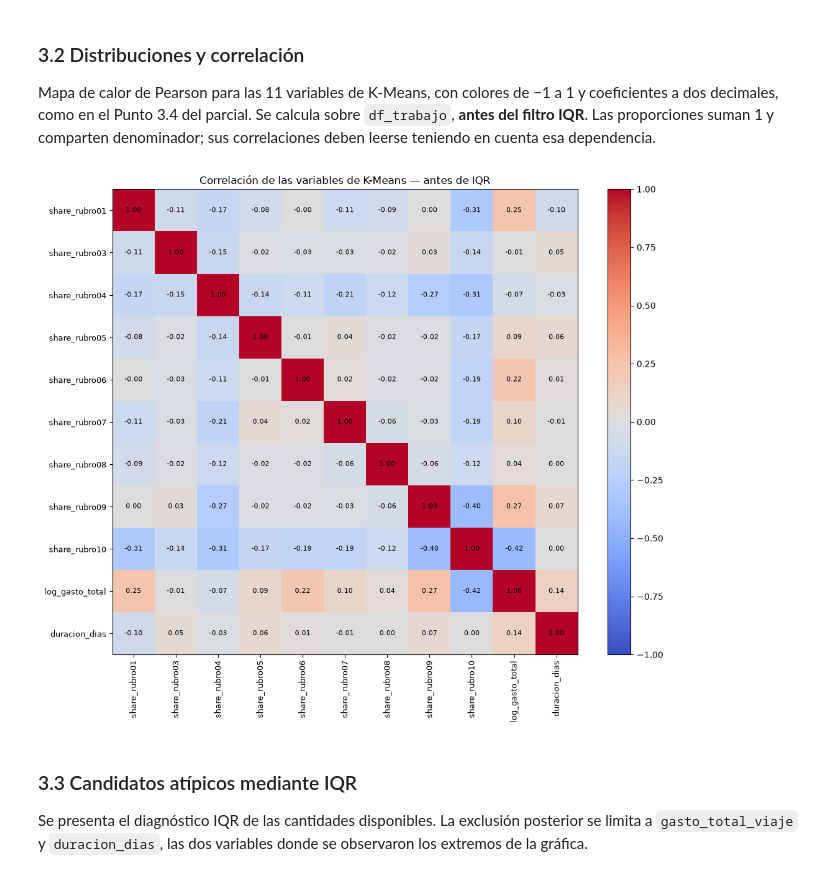
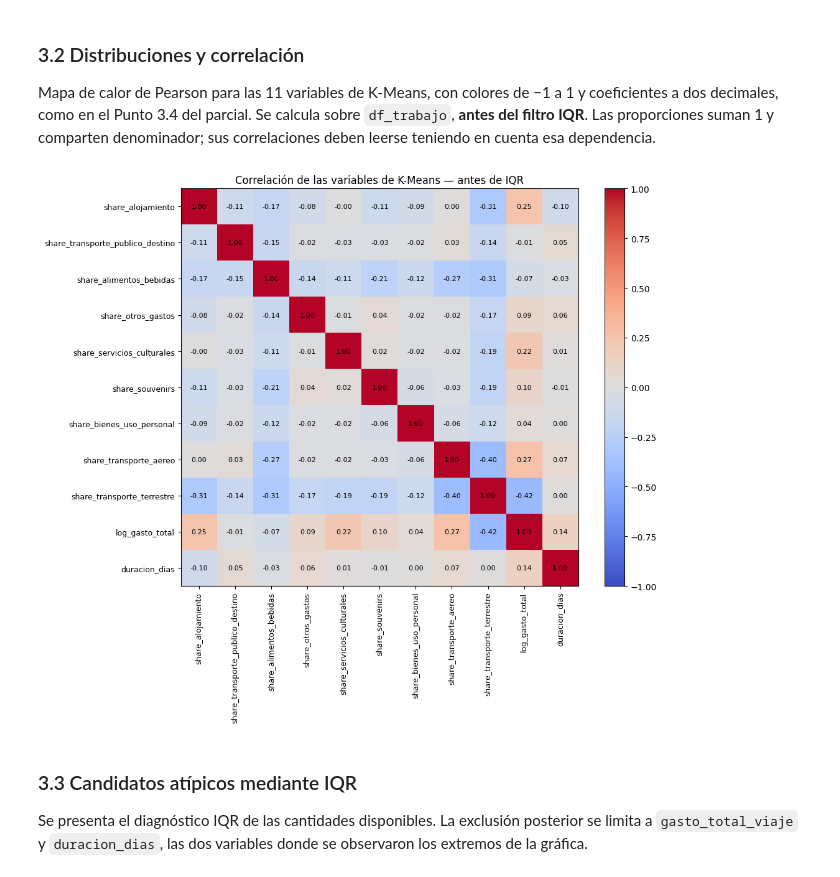
Before and after one commit to antobeni07/K-Means-Clustering, a Jupyter notebook: K-means.ipynb, the cells around one changed output. Cells and saved outputs as stored; diff of their text form; code cells hidden in the pictures.

```diff
--- a/K-means.ipynb
+++ b/K-means.ipynb
@@ -428,7 +596,7 @@ Viajeros con detalle: 6762
 
 Se conservan las listas actuales de variables y exclusiones. Las cantidades se convierten a números y los códigos se mantienen como categorías. Se seleccionan registros con gasto total informado.
 # %%
-RUBROS = [1, 3, 4, 5, 6, 7, 8, 9, 10]   # el 11 se descarta: 27 montos en todo 2024
+RUBROS = [n for c, n in RUBRO_NOMBRE.items() if c != 11]   # el 11 se descarta
 ALOJ = [1, 2, 3, 4, 5, 7, 8, 10]
 
 columnas_descartar = (
@@ -436,7 +604,7 @@ columnas_descartar = (
      if c.startswith(("EXCURSIONISMO__", "COMPLEMENTARIAS__",
                       "VIVIENDA_USO_RECREATIVO__"))]
     + [c for c in df_consolidado.columns if c.endswith("_monto_alt")]
-    + [c for c in df_consolidado.columns if c.startswith("rubro11_")]
+    + [c for c in df_consolidado.columns if c.startswith("gasto_otros_sin_desglose")]
     + ["motivo_no_viajar", "destino_municipio", "TURISMO__P7573S3",
        "TURISMO__P7571S1A1", "TURISMO__P7571S1A2", "TURISMO__P7571S1A3",
        "TURISMO__P7571S2A1", "TURISMO__P7580S3"]
@@ -444,8 +612,8 @@ columnas_descartar = (
 columnas_numericas = (
     ["edad", "ingreso_mensual_hogar", "gasto_total_viaje",
      "paquete_monto", "paquete_n_personas", "fex_trim"]
-    + [f"rubro{r:02d}_monto" for r in RUBROS]
-    + [f"rubro{r:02d}_n_personas" for r in RUBROS]
+    + [f"gasto_{r}_monto" for r in RUBROS]
+    + [f"gasto_{r}_n_personas" for r in RUBROS]
     + [f"aloj{a:02d}_noches" for a in ALOJ]
 )
 columnas_categoricas = [
@@ -453,7 +621,7 @@ columnas_categoricas = [
     "hogar_viv_recreativa", "fuente_ingreso_principal", "motivo_viaje",
     "viaje_con_quien", "transporte_principal", "pago_paquete",
     "reserva_por_app", "destino_depto",
-] + [f"rubro{r:02d}_gasto_si" for r in RUBROS] + [f"aloj{a:02d}_uso" for a in ALOJ]
+] + [f"gasto_{r}_si" for r in RUBROS] + [f"aloj{a:02d}_uso" for a in ALOJ]
 
 reemplazos = {}
 columnas_exigir_dato = ["gasto_total_viaje"]
@@ -510,7 +678,7 @@ Un faltante no convierte una variable cuantitativa en cualitativa. Los indicador
 todos = pd.Series(True, index=df_trabajo.index)
 
 reglas_imputacion = (
-    [{"columna": f"rubro{r:02d}_monto", "aplica": todos,
+    [{"columna": f"gasto_{r}_monto", "aplica": todos,
       "metodo": "valor", "valor": 0.0} for r in RUBROS]
     + [{"columna": f"aloj{a:02d}_noches", "aplica": todos,
         "metodo": "valor", "valor": 0.0} for a in ALOJ]
@@ -566,7 +734,7 @@ df_trabajo["duracion_dias"] = (
 ).dt.days
 df_trabajo["log_gasto_total"] = np.log1p(df_trabajo["gasto_total_viaje"])
 
-COLS_RUBRO = [f"rubro{r:02d}_monto" for r in RUBROS]
+COLS_RUBRO = [f"gasto_{r}_monto" for r in RUBROS]
 df_trabajo["suma_rubros"] = df_trabajo[COLS_RUBRO].sum(axis=1)
 df_trabajo["coherencia"] = df_trabajo["suma_rubros"] / df_trabajo["gasto_total_viaje"]
 
@@ -578,12 +746,12 @@ display(df_trabajo.loc[df_trabajo["suma_rubros"] > 0, "coherencia"]
 df_trabajo = df_trabajo.loc[df_trabajo["suma_rubros"] > 0].copy()
 
 for r in RUBROS:
-    df_trabajo[f"share_rubro{r:02d}"] = (
-        df_trabajo[f"rubro{r:02d}_monto"] / df_trabajo["suma_rubros"])
+    df_trabajo[f"share_{r}"] = (
+        df_trabajo[f"gasto_{r}_monto"] / df_trabajo["suma_rubros"])
 
 # para que el Punto 3 analice las variables que realmente se van a usar
 columnas_numericas += (["duracion_dias", "log_gasto_total", "suma_rubros"]
-                       + [f"share_rubro{r:02d}" for r in RUBROS])
+                       + [f"share_{r}" for r in RUBROS])
 
 print("Base para clustering:", df_trabajo.shape)
 # %% [output]
@@ -663,35 +831,35 @@ if variable_grafico is not None:
     plt.show()
     sns.boxplot(data=df_trabajo, x=variable_grafico)
     plt.show()
 
 # Solo las variables que entrarán al modelo.
 variables_correlacion = (
-    [f"share_rubro{r:02d}" for r in RUBROS]
+    [f"share_{r}" for r in RUBROS]
     + ["log_gasto_total", "duracion_dias"]
 )
 matriz_correlacion = df_trabajo[variables_correlacion].corr()
 figura_correlacion, eje_correlacion = plt.subplots(figsize=(11, 9))
 imagen_correlacion = eje_correlacion.imshow(
     matriz_correlacion, cmap="coolwarm", vmin=-1, vmax=1
 )
 eje_correlacion.set_xticks(range(len(variables_correlacion)))
 eje_correlacion.set_yticks(range(len(variables_correlacion)))
 eje_correlacion.set_xticklabels(variables_correlacion, rotation=90, fontsize=9)
 eje_correlacion.set_yticklabels(variables_correlacion, fontsize=9)
 for fila in range(len(variables_correlacion)):
     for columna in range(len(variables_correlacion)):
         eje_correlacion.text(
             columna, fila,
             f"{matriz_correlacion.iloc[fila, columna]:.2f}",
             ha="center", va="center", fontsize=8
         )
 eje_correlacion.set_title("Correlación de las variables de K-Means — antes de IQR")
 figura_correlacion.colorbar(imagen_correlacion, ax=eje_correlacion)
 figura_correlacion.tight_layout()
 display(figura_correlacion)
 plt.close(figura_correlacion)
 # %% [output]
-[figure, old version]
+[figure, new version]
 # %% [markdown]
 ### 3.3 Candidatos atípicos mediante IQR
 
```
Also changed, not shown: parts of 21 cells of this notebook.
